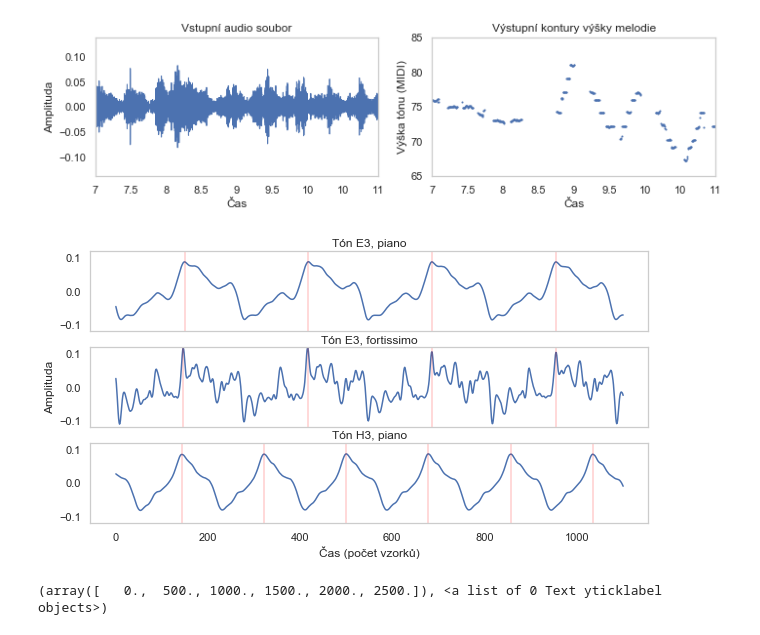
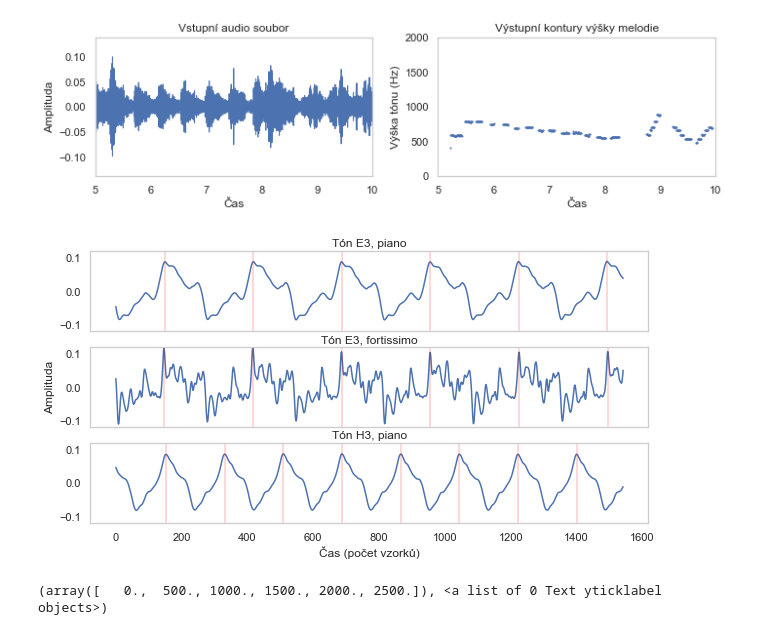
Before and after one commit to kukas/bachelor-thesis, a Jupyter notebook: priklady/uvod.ipynb, the cells around one changed output. Drawn from its saved outputs; the diff is of its cells as text; code cells hidden in the pictures.

```diff
--- a/priklady/uvod.ipynb
+++ b/priklady/uvod.ipynb
@@ -17,17 +17,17 @@ dur = 15
 jazz = jazz[:sr*dur]
 librosa.display.waveplot(jazz, sr=sr, ax=axs[0])
 t, f = mir_eval.io.load_time_series("../../datasets/medley/MELODY2/MusicDelta_GriegTrolltog_MELODY2.csv", delimiter=",")
-f = mir_eval.util.hz_to_midi(f)
+# f = mir_eval.util.hz_to_midi(f)
 f[f < 10] = None
 plt.plot(t, f, ".", markersize=2)
-plt.xlim(7, 11)
-plt.ylim(65, 85)
+plt.xlim(5, 10)
+plt.ylim(0, 2000)
 
 
 axs[0].set_xlabel("Čas")
 axs[0].set_ylabel("Amplituda")
 axs[1].set_xlabel("Čas")
-axs[1].set_ylabel("Výška tónu (MIDI)")
+axs[1].set_ylabel("Výška tónu (Hz)")
 
 axs[0].set_title("Vstupní audio soubor")
 axs[1].set_title("Výstupní kontury výšky melodie")
@@ -37,7 +37,7 @@ plt.tight_layout()
 #sns.lineplot(t, f)
 fig.savefig("../tex/img/input_output.pdf", bbox_inches="tight")
 # %% [output]
-[figure, old version]
+[figure, new version]
 # %%
 y_A3_p, sr = librosa.load("./clarinet_E3_1_piano_normal.mp3", sr=None)
 y_A3_f, sr = librosa.load("./clarinet_E3_1_fortissimo_normal.mp3", sr=None)
@@ -54,8 +54,8 @@ fig, axs = plt.subplots(3,1, sharex=True, sharey=True)
 off = 10182
 s1 = off
 s2 = off+55
-s3 = off+64
-l = int(sr*0.025)
+s3 = off+55
+l = int(sr*0.035)
 y_A3_p_ex = y_A3_p[s1:s1+l]
 y_A3_f_ex = y_A3_f[s2:s2+l]
 y_E4_p_ex = y_E4[s3:s3+l]
@@ -65,34 +65,34 @@ sns.lineplot(x=np.arange(len(y_E4_p_ex)), y=y_E4_p_ex, ax=axs[2])
 
 alpha = 0.2
 
 plt.ylim(-0.12, 0.12)
 
 plt.xlabel("Čas (počet vzorků)")
 axs[1].set_ylabel("Amplituda")
 
 axs[0].set_title(title1, y=0.98)
 axs[1].set_title(title2, y=0.98)
 axs[2].set_title(title3, y=0.98)
 
 peaks, _ = find_peaks(y_A3_p_ex, height=0.08)
 plt.sca(axs[0])
 #plt.xlabel("afda")
 for p in peaks:
     plt.axvline(p, 1,-1, color="red", alpha=alpha)
 
 peaks, _ = find_peaks(y_A3_f_ex, height=0.1)
 plt.sca(axs[1])
 for p in peaks:
     plt.axvline(p, 1,-1, color="red", alpha=alpha)
 
 peaks, _ = find_peaks(y_E4_p_ex, height=0.05, distance=10)
 plt.sca(axs[2])
 for p in peaks:
     plt.axvline(p, 1,-1, color="red", alpha=alpha)
 
 fig.savefig("../tex/img/audio_clarinet.pdf", bbox_inches="tight")
 # %% [output]
-[figure, old version]
+[figure, new version]
 # %%
 
 sns.set(rc={'figure.figsize':(10,6)})
```
Also changed, not shown: parts of 6 cells of this notebook, 14 other files.
